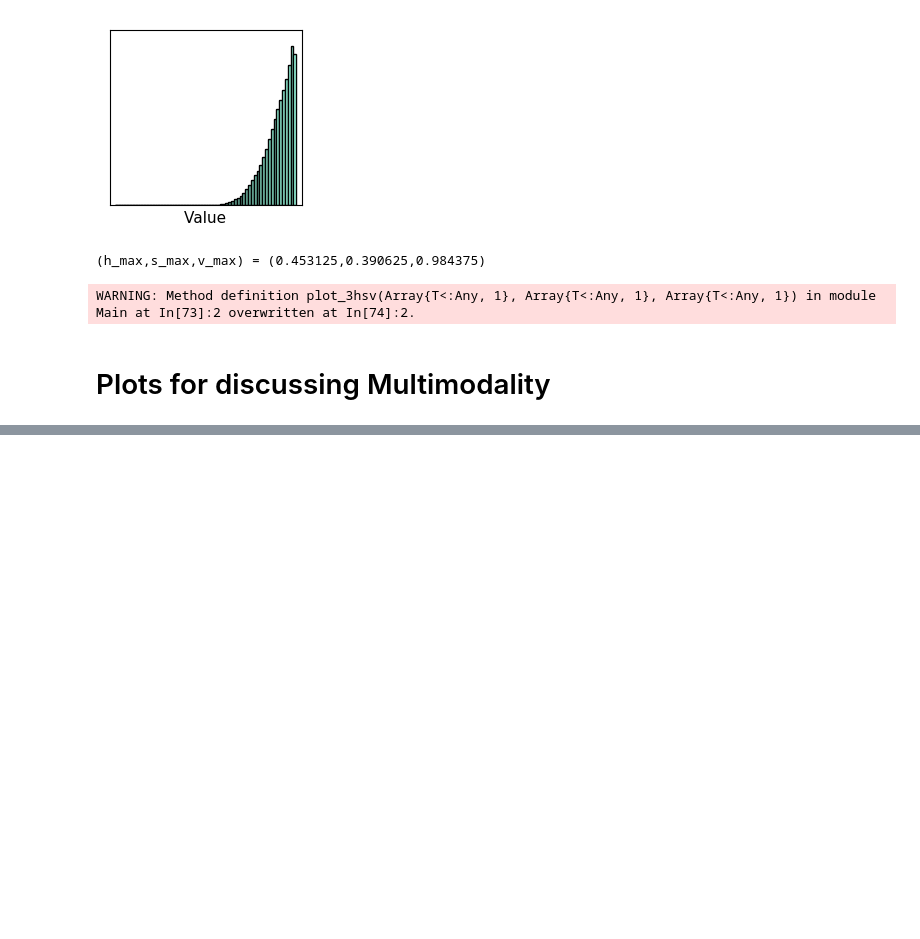
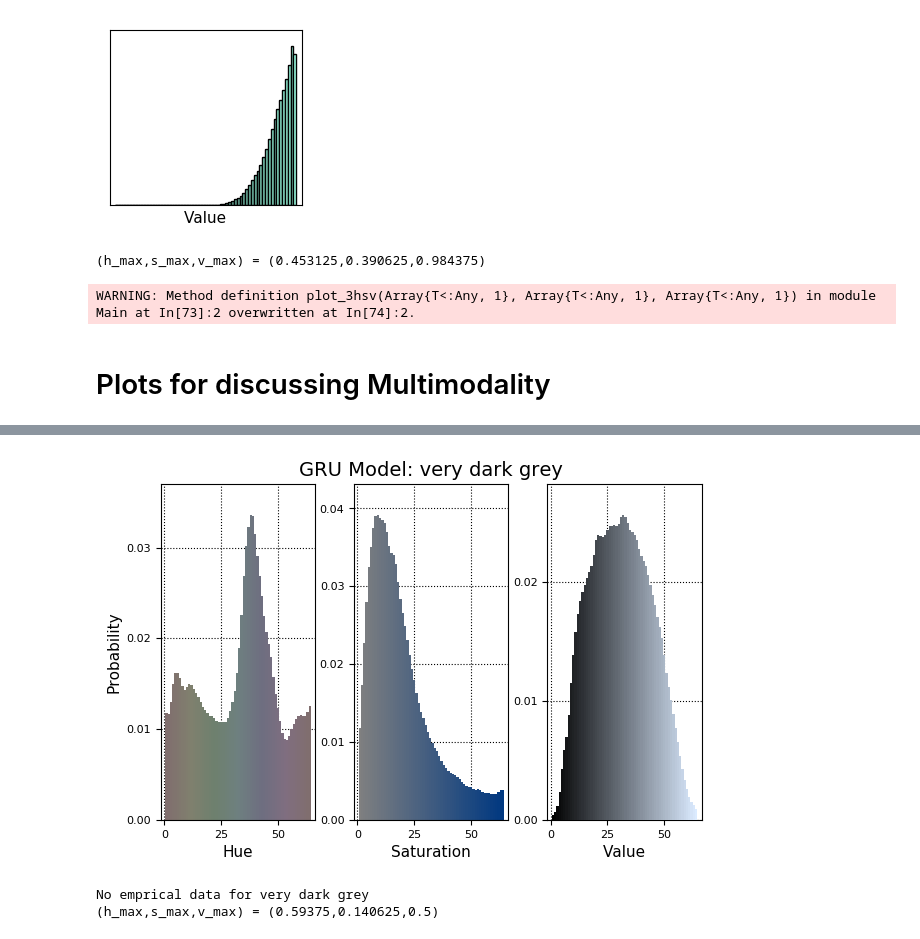
Before and after one commit to oxinabox/ColoringNames.jl, a Jupyter notebook: expr/DiagramGen.ipynb, the cells around one changed output, grey strips where cells are left out. Cells and saved outputs as stored; diff of their text form; code cells hidden in the pictures; blank space fills up the shorter version.

```diff
--- a/expr/DiagramGen.ipynb
+++ b/expr/DiagramGen.ipynb
@@ -189,0 +110,3 @@ params["training_costs_o"]
+# %%
+plot_hsv_both("very dark grey")
+# %% [output]
@@ -189,0 +114,3 @@ params["training_costs_o"]
+[figure, added]
+No emprical data for very dark grey
+(h_max,s_max,v_max) = (0.59375,0.140625,0.5)
```
Also changed, not shown: parts of 19 cells of this notebook, 1 other file.
